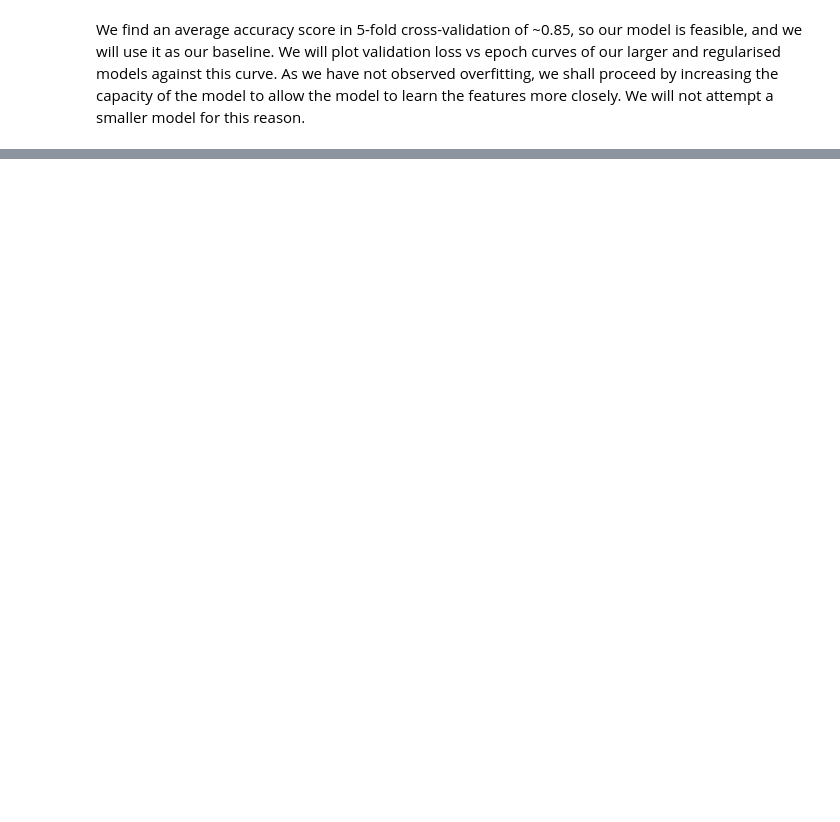
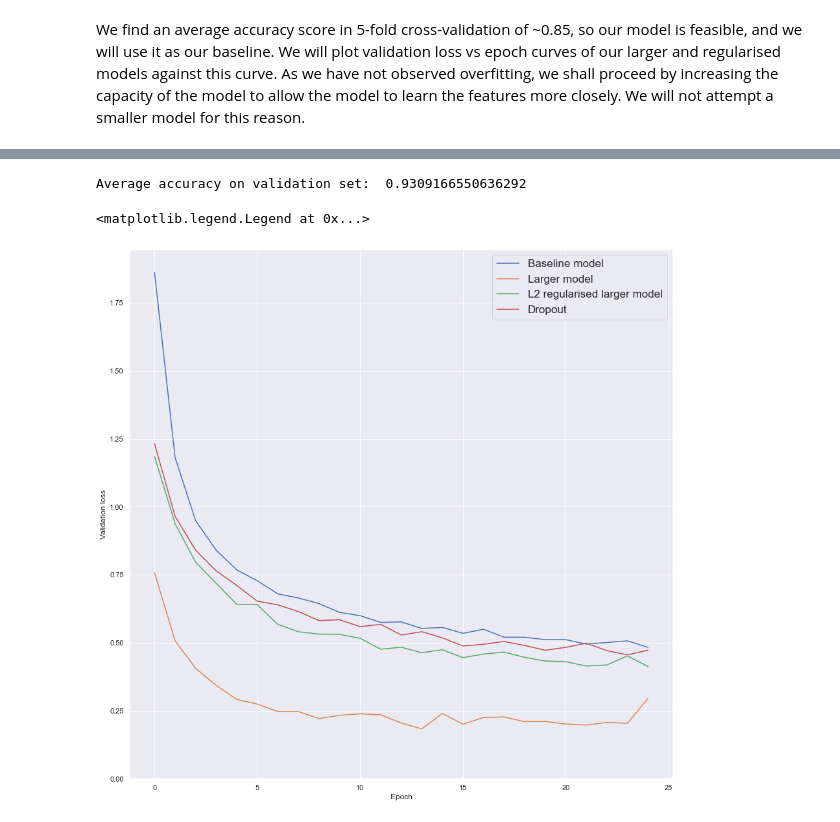
Before and after one commit to EtienneLatif/Letter-recognition-classification, a Jupyter notebook: Letter-Recognition-Classification.ipynb, the cells around one changed output, grey strips where cells are left out. Saved outputs shown, nothing was run; the diff lists cells and outputs as text; code cells hidden in the pictures; blank space fills up the shorter version.

```diff
--- a/Letter-Recognition-Classification.ipynb
+++ b/Letter-Recognition-Classification.ipynb
@@ -557,0 +538,60 @@ We observe that the model with L2 regularisation shows validation loss decreasin
+# %%
+model4 = models.Sequential()
+model4.add(layers.Dense(100, activation='relu', input_shape=(16,),
+                       kernel_initializer='he_normal', bias_initializer='Zeros',
+                       kernel_regularizer=l2(0.001)))
+model4.add(layers.Dropout(0.2))
+model4.add(layers.Dense(100, activation='relu',
+                       kernel_initializer='he_normal', bias_initializer='Zeros',
+                       kernel_regularizer=l2(0.001)))
+model4.add(layers.Dense(26, activation='softmax',
+                       kernel_initializer='he_normal', bias_initializer='Zeros'))
+model4.compile(optimizer=Adam(learning_rate=0.01),
+              loss='categorical_crossentropy', metrics=['accuracy'])
+model4.save_weights('initial_weights4') # Save the initial weights so we may reset the model when required (i.e. K-fold
+                                        # cross-validation)
+# %%
+# Training the network with 5-fold cross-validation
+validation_loss4 = []
+validation_accuracy4 = []
+
+for i in range(k):
+    # Prepare the validation set
+    val_inputs = train_inputs[i * validation_size : (i + 1) * validation_size]
+    val_labels = train_labels[i * validation_size : (i + 1) * validation_size]
+
+    # Prepare the partial training set
+    partial_train_inputs = np.concatenate([train_inputs[:i * validation_size],
+                                           train_inputs[(i + 1) * validation_size:]], axis=0)
+    partial_train_labels = np.concatenate([train_labels[:i * validation_size],
+                                           train_labels[(i + 1) * validation_size:]], axis=0)
+
+    # Train the model
+    # Reset the weights and biases after each fold
+    model4.compile(optimizer=Adam(learning_rate=0.01),
+                   loss='categorical_crossentropy', metrics=['accuracy'])
+    history = model4.fit(partial_train_inputs, partial_train_labels,
+                         validation_data=(val_inputs, val_labels), epochs=25, batch_size=256, verbose=0)
+    validation_loss4.append(history.history['val_loss'])
+    validation_accuracy4.append(history.history['val_accuracy'][24])
+    model4.load_weights('initial_weights4')
+
+# Print the average accuracy on the cross-validation set
+print('Average accuracy on validation set: ', np.mean(validation_accuracy3))
+
+# Plot validation loss vs epoch
+val_loss4_1 = validation_loss4[0] # The validation loss in each epoch in the first fold
+%matplotlib inline
+fig, ax = plt.subplots(1,1, figsize=(15, 15))
+ax.plot(epochs, val_loss1_1, label='Baseline model')
+ax.plot(epochs, val_loss2_1, label = 'Larger model')
+ax.plot(epochs, val_loss3_1, label = 'L2 regularised larger model')
+ax.plot(epochs, val_loss4_1, label = 'Dropout')
+ax.set_xlabel('Epoch')
+ax.set_ylabel('Validation loss')
+ax.set_ylim(0,)
+ax.legend(fontsize=17)
+# %% [output]
+Average accuracy on validation set:  0.9309166550636292
+<matplotlib.legend.Legend at 0x...>
+[figure, added]
```
Also changed, not shown: parts of 33 cells of this notebook, 2 other files.
